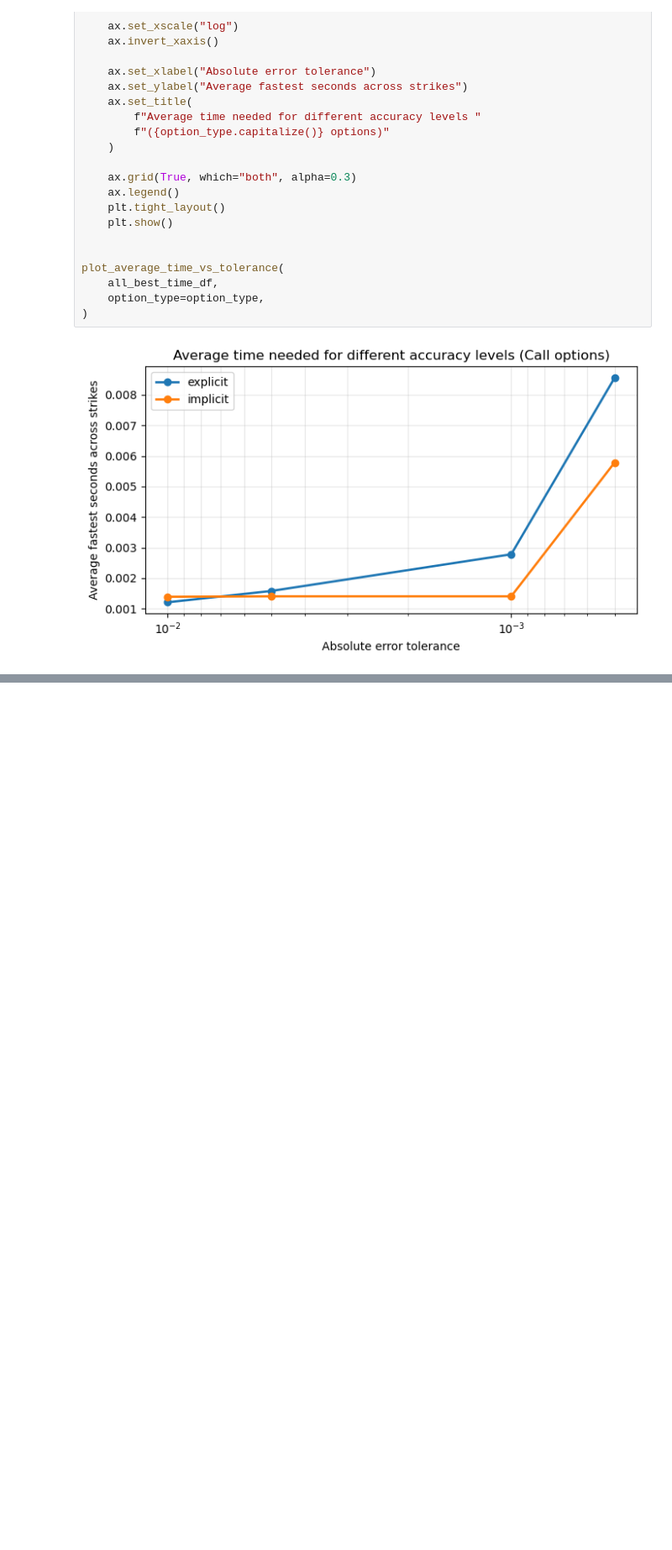
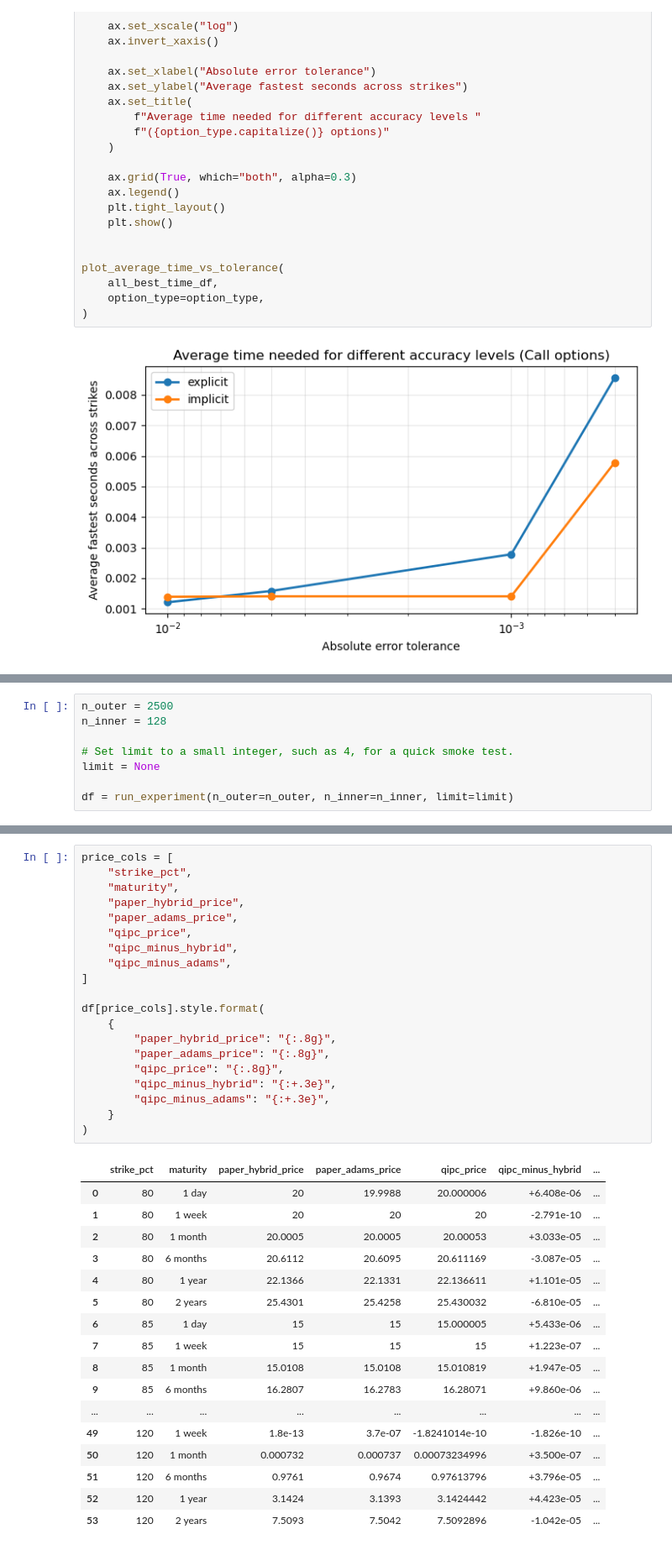
Before and after one commit to soya-git/rough_heston_qipc_project, a Jupyter notebook: notebooks/demo.ipynb, the cells around one changed output, grey strips where cells are left out. Shown at 84% size. Drawn from its saved outputs; the diff is of its cells as text; blank space fills up the shorter version.

```diff
--- a/notebooks/demo.ipynb
+++ b/notebooks/demo.ipynb
@@ -451,0 +625,8 @@ plot_average_time_vs_tolerance(
+# %%
+n_outer = 2500
+n_inner = 128
+
+# Set limit to a small integer, such as 4, for a quick smoke test.
+limit = None
+
+df = run_experiment(n_outer=n_outer, n_inner=n_inner, limit=limit)
@@ -451,0 +651,38 @@ plot_average_time_vs_tolerance(
+# %%
+price_cols = [
+    "strike_pct",
+    "maturity",
+    "paper_hybrid_price",
+    "paper_adams_price",
+    "qipc_price",
+    "qipc_minus_hybrid",
+    "qipc_minus_adams",
+]
+
+df[price_cols].style.format(
+    {
+        "paper_hybrid_price": "{:.8g}",
+        "paper_adams_price": "{:.8g}",
+        "qipc_price": "{:.8g}",
+        "qipc_minus_hybrid": "{:+.3e}",
+        "qipc_minus_adams": "{:+.3e}",
+    }
+)
+# %% [output]
+|  | strike_pct | maturity | paper_hybrid_price | paper_adams_price | qipc_price | qipc_minus_hybrid | ... |
+| 0 | 80 | 1 day | 20 | 19.9988 | 20.000006 | +6.408e-06 | ... |
+| 1 | 80 | 1 week | 20 | 20 | 20 | -2.791e-10 | ... |
+| 2 | 80 | 1 month | 20.0005 | 20.0005 | 20.00053 | +3.033e-05 | ... |
+| 3 | 80 | 6 months | 20.6112 | 20.6095 | 20.611169 | -3.087e-05 | ... |
+| 4 | 80 | 1 year | 22.1366 | 22.1331 | 22.136611 | +1.101e-05 | ... |
+| 5 | 80 | 2 years | 25.4301 | 25.4258 | 25.430032 | -6.810e-05 | ... |
+| 6 | 85 | 1 day | 15 | 15 | 15.000005 | +5.433e-06 | ... |
+| 7 | 85 | 1 week | 15 | 15 | 15 | +1.223e-07 | ... |
+| 8 | 85 | 1 month | 15.0108 | 15.0108 | 15.010819 | +1.947e-05 | ... |
+| 9 | 85 | 6 months | 16.2807 | 16.2783 | 16.28071 | +9.860e-06 | ... |
+| ... | ... | ... | ... | ... | ... | ... | ... |
+| 49 | 120 | 1 week | 1.8e-13 | 3.7e-07 | -1.8241014e-10 | -1.826e-10 | ... |
+| 50 | 120 | 1 month | 0.000732 | 0.000737 | 0.00073234996 | +3.500e-07 | ... |
+| 51 | 120 | 6 months | 0.9761 | 0.9674 | 0.97613796 | +3.796e-05 | ... |
+| 52 | 120 | 1 year | 3.1424 | 3.1393 | 3.1424442 | +4.423e-05 | ... |
+| 53 | 120 | 2 years | 7.5093 | 7.5042 | 7.5092896 | -1.042e-05 | ... |
```
Also changed, not shown: parts of 10 cells of this notebook.
